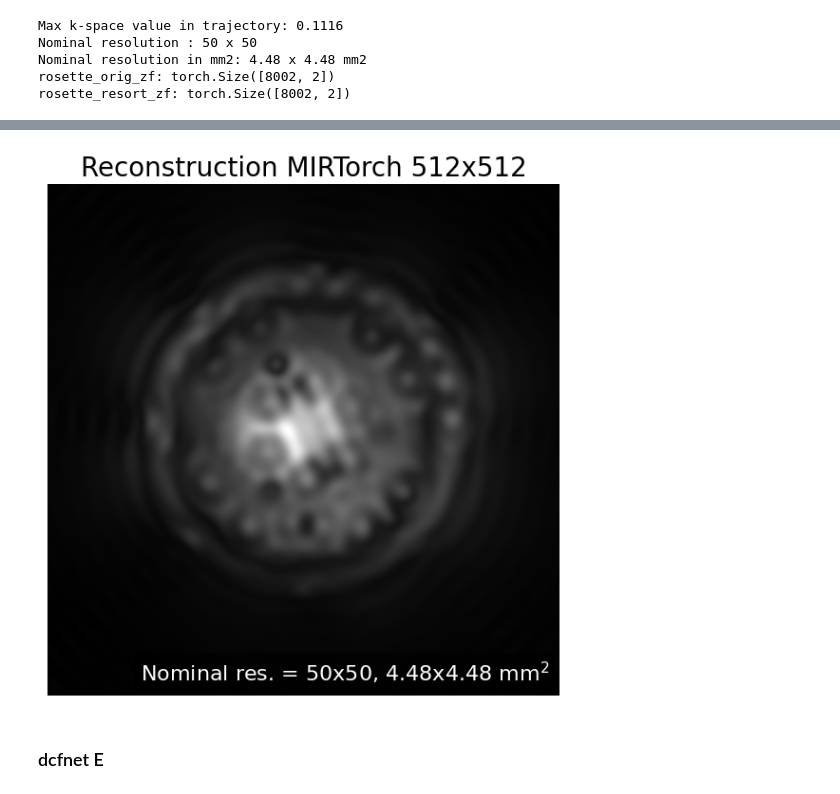
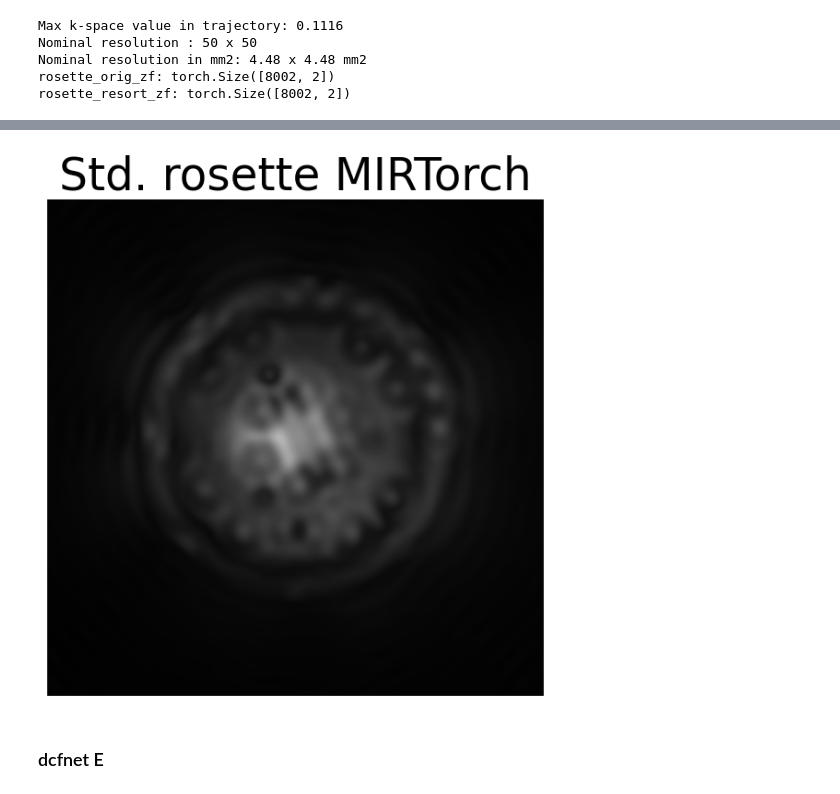
Before and after one commit to frank-roesler/MR_Trajectory_Fit, a Jupyter notebook: recon_rosette.ipynb, the cells around one changed output, grey strips where cells are left out. Drawn from its saved outputs; the diff is of its cells as text; code cells hidden in the pictures.

```diff
--- a/recon_rosette.ipynb
+++ b/recon_rosette.ipynb
@@ -354,38 +375,29 @@ plt.show()
 # %%
-images_coils = []
-for i in range(N_COILS):
-    sampled_zf = add_zero_filling_to_samples(sampled_tensor[i].to(recon.device))
-    _, image_coil = recon.reconstruct_img_mirtorch(rosette_orig_zf, rosette_resort_zf, sampled_zf)
-    images_coils.append(image_coil.detach().cpu().numpy())
-
-images_coils = np.array(images_coils)
-image_rss = np.sqrt(np.sum(np.abs(images_coils)**2, axis=0))
 plt.figure(figsize=(7, 7))
-#vmax = np.percentile(image_scaled, 99.5)
-#plt.imshow(image_scaled, cmap="gray", origin="lower", vmin=0, vmax=vmax)
-plt.imshow(image_rss, cmap="gray", origin="lower")
-plt.title(f"Reconstruction MIRTorch {params['img_size']}x{params['img_size']}", size=20)
+plt.imshow(image_rss_mirtorch, cmap="gray", origin="lower", vmin=0, vmax=i_max)
+plt.title(f"Std. rosette MIRTorch", size=35)
+"""
 plt.text(
     0.98, 0.02,
     f"Nominal res. = {new_resolution:.0f}x{new_resolution:.0f}, {new_resolution_mm:.2f}x{new_resolution_mm:.2f} mm$^2$",
     transform=plt.gca().transAxes,
     ha="right",
     va="bottom",
     fontsize=16,
     color="white",
     bbox=dict(
-        facecolor="black",
+        facecolor="none",
         alpha=0.6,
         edgecolor="none",
         boxstyle="round,pad=0.3"
     )
 )
-
+"""
 plt.axis("off")
 plt.savefig(f"{saving_folder}/mirtorch.png", bbox_inches='tight', pad_inches=0)
 plt.show()
 # %% [output]
-[figure, old version]
+[figure, new version]
 # %% [markdown]
 ### dcfnet E
 # %%
```
Also changed, not shown: parts of 1 cell of this notebook, 1 other file.
